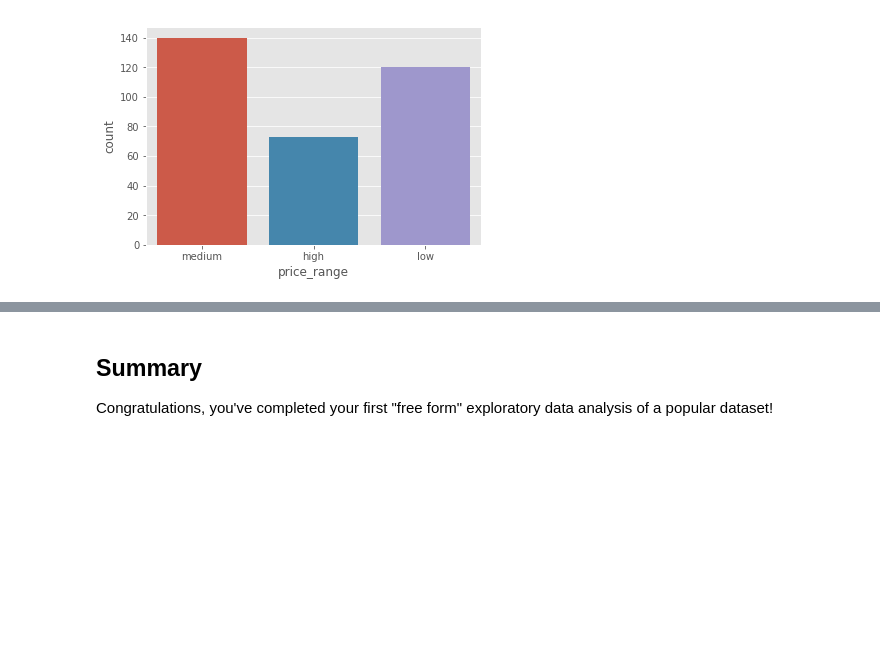
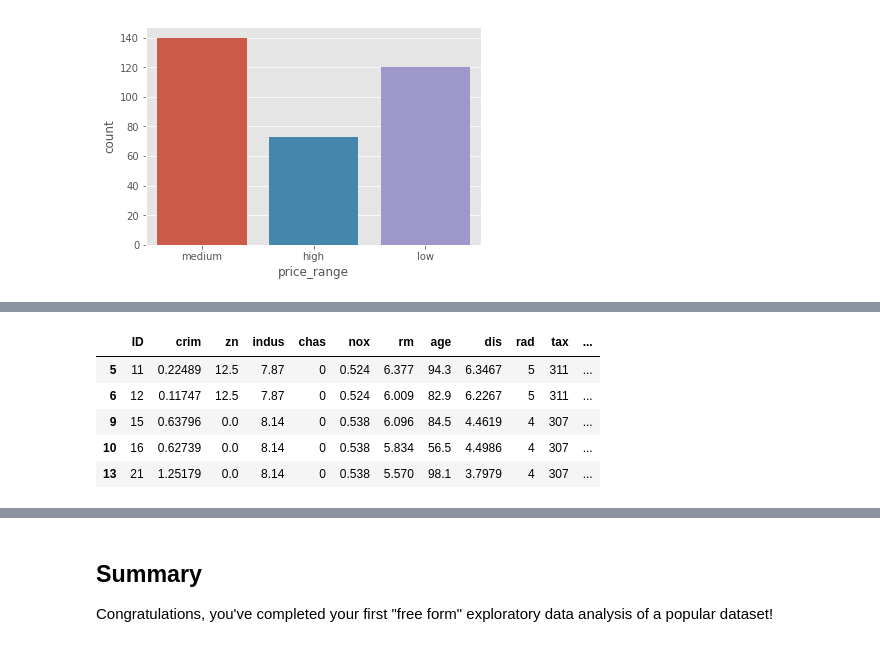
Before and after one commit to torresdavr/dsc-project-eda-with-pandas-online-ds-pt-100719, a Jupyter notebook: index.ipynb, the cells around one changed output, grey strips where cells are left out. Drawn from its saved outputs; the diff is of its cells as text; code cells hidden in the pictures; blank space fills up the shorter version.

```diff
--- a/index.ipynb
+++ b/index.ipynb
@@ -419,0 +484,9 @@ sns.countplot(data=df_amend, x='price_range');
+# %%
+low_price.head()
+# %% [output]
+|  | ID | crim | zn | indus | chas | nox | rm | age | dis | rad | tax | ... |
+| 5 | 11 | 0.22489 | 12.5 | 7.87 | 0 | 0.524 | 6.377 | 94.3 | 6.3467 | 5 | 311 | ... |
+| 6 | 12 | 0.11747 | 12.5 | 7.87 | 0 | 0.524 | 6.009 | 82.9 | 6.2267 | 5 | 311 | ... |
+| 9 | 15 | 0.63796 | 0.0 | 8.14 | 0 | 0.538 | 6.096 | 84.5 | 4.4619 | 4 | 307 | ... |
+| 10 | 16 | 0.62739 | 0.0 | 8.14 | 0 | 0.538 | 5.834 | 56.5 | 4.4986 | 4 | 307 | ... |
+| 13 | 21 | 1.25179 | 0.0 | 8.14 | 0 | 0.538 | 5.570 | 98.1 | 3.7979 | 4 | 307 | ... |
```
Also changed, not shown: parts of 37 cells of this notebook.
